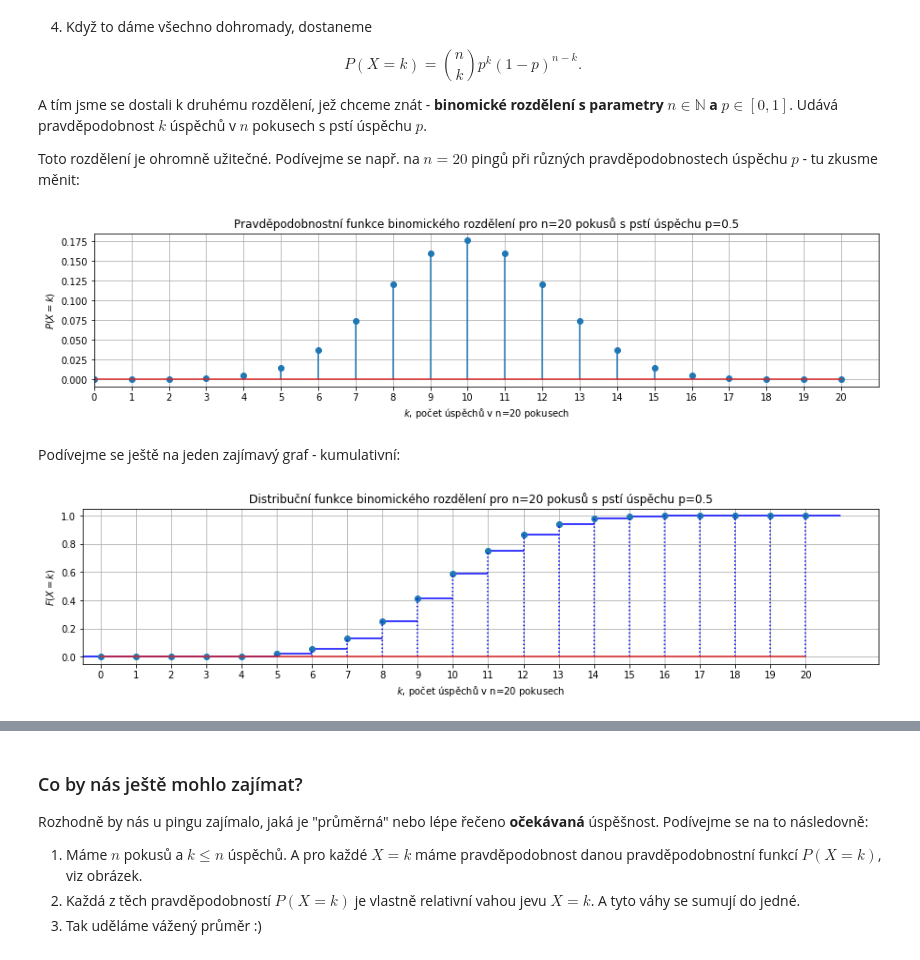
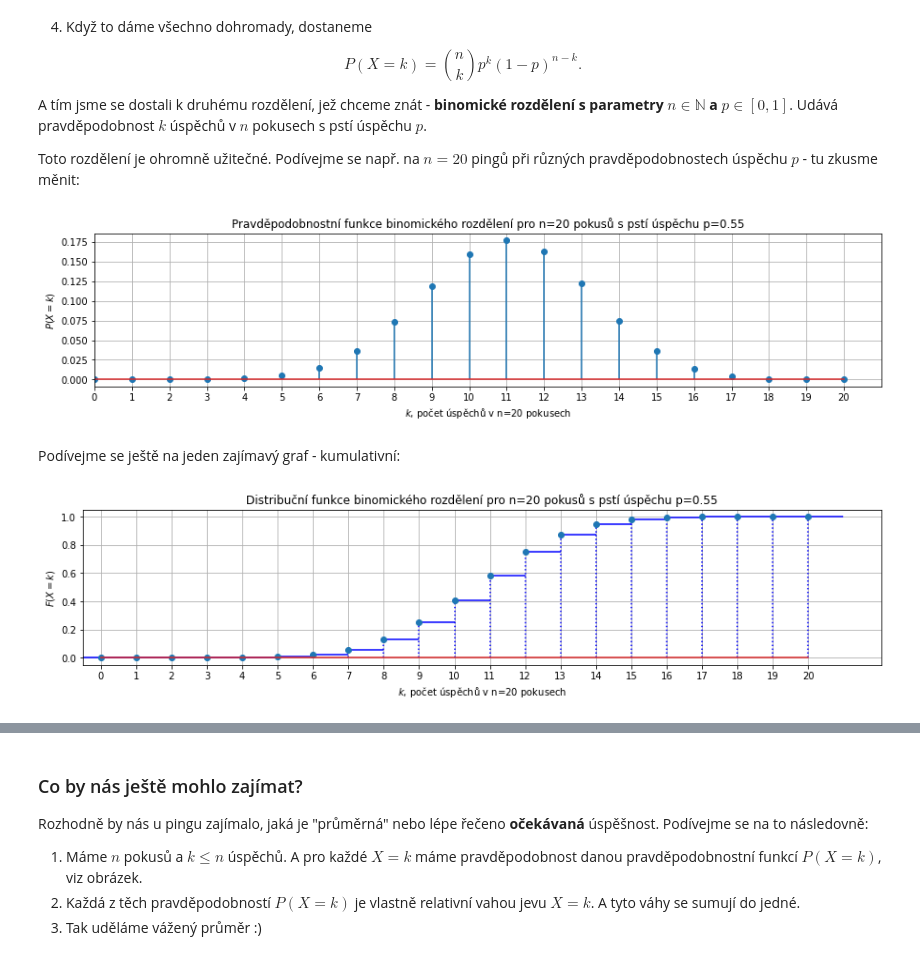
Before and after one commit to kamil-dedecius/mameradipst, a Jupyter notebook: Nahodna_velicina_diskretni.ipynb, the cells around one changed output, grey strips where cells are left out. Cells and saved outputs as stored; diff of their text form; code cells hidden in the pictures.

```diff
--- a/Nahodna_velicina_diskretni.ipynb
+++ b/Nahodna_velicina_diskretni.ipynb
@@ -176,7 +176,7 @@ A tím jsme se dostali k druhému rozdělení, jež chceme znát - **binomické
 Toto rozdělení je ohromně užitečné. Podívejme se např. na $n=20$ pingů při různých pravděpodobnostech úspěchu $p$ - tu zkusme měnit:
 # %%
 n = 20
-p = 0.5
+p = 0.55
 k = np.arange(0, n+1)
 
 def p_X(n, k, p):
@@ -184,7 +184,7 @@ def p_X(n, k, p):
 
 P_X_k = p_X(n, k, p)
 plt.figure(figsize=(15,3))
-plt.stem(P_X_k)
+plt.stem(P_X_k, use_line_collection=True)
 plt.xlabel(r'$k$, počet úspěchů v n={0} pokusech'.format(n))
 plt.ylabel(r'$P(X=k)$')
 plt.title('Pravděpodobnostní funkce binomického rozdělení pro n={0} pokusů s pstí úspěchu p={1}'.format(n, p))
@@ -192,25 +192,25 @@ plt.xticks(np.arange(n+1))
 plt.xlim(left=0)
 plt.show()
 # %% [output]
-[figure, old version]
+[figure, new version]
 # %% [markdown]
 Podívejme se ještě na jeden zajímavý graf - kumulativní:
 # %%
 F_X = P_X_k.cumsum()
 
 plt.figure(figsize=(15,3))
 plt.hlines(0, xmin=k[0]-.5, xmax=k[0], colors='b')
 for i in range(n+1):
     plt.hlines(F_X[i], xmin=k[i], xmax=k[i]+1, colors='b')
-plt.stem(F_X, linefmt=':b')
+plt.stem(F_X, linefmt=':b', use_line_collection=True)
 plt.xlim(left=-0.5)
 plt.xticks(np.arange(n+1))
 plt.xlabel(r'$k$, počet úspěchů v n={0} pokusech'.format(n))
 plt.ylabel(r'$F(X=k)$')
 plt.title('Distribuční funkce binomického rozdělení pro n={0} pokusů s pstí úspěchu p={1}'.format(n, p))
 plt.show()
 # %% [output]
-[figure, old version]
+[figure, new version]
 # %% [markdown]
 Poslední uvedený graf říká, jaká je pravděpodobnost, že náhodná veličina $X$ nabývá hodnot rovných nebo menších než $x$. A to je vlastně distribuční funkce (angl. [cummulative distribution function, cdf](https://en.wikipedia.org/wiki/Cumulative_distribution_function))
 
```
Also changed, not shown: parts of 10 cells of this notebook.
